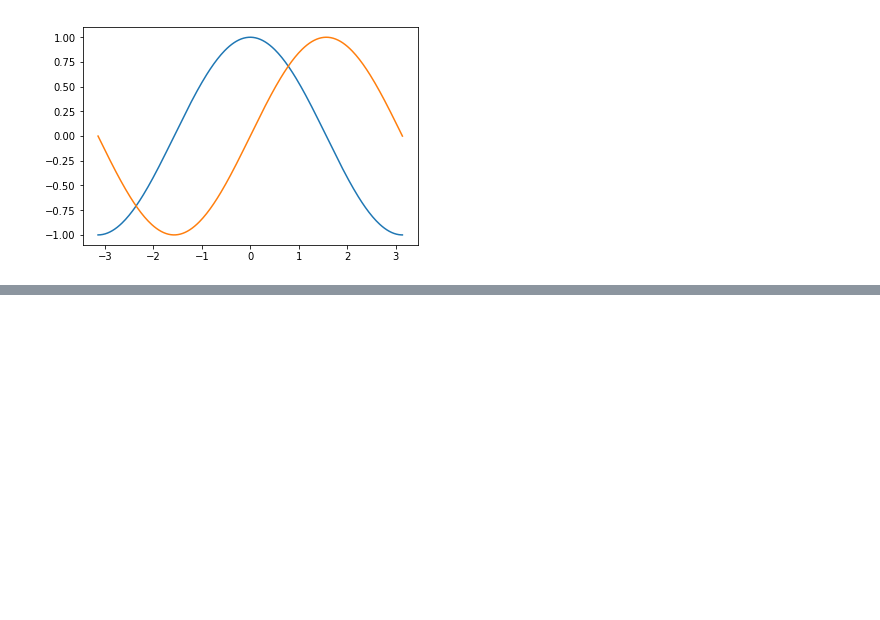
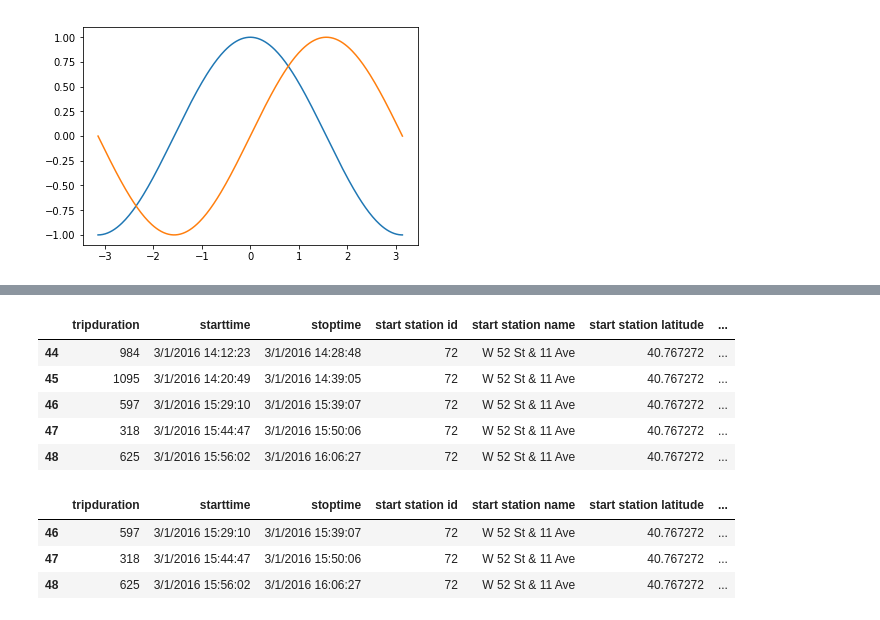
Before and after one commit to LvDQ/NYU_workshop, a Jupyter notebook: Hello-World-Python.ipynb, the cells around one changed output, grey strips where cells are left out. Cells and saved outputs as stored; diff of their text form; code cells hidden in the pictures; blank space fills up the shorter version.

```diff
--- a/Hello-World-Python.ipynb
+++ b/Hello-World-Python.ipynb
@@ -182,0 +292,16 @@ plt.show()
+# %%
+df.tail()
+# %% [output]
+|  | tripduration | starttime | stoptime | start station id | start station name | start station latitude | ... |
+| 44 | 984 | 3/1/2016 14:12:23 | 3/1/2016 14:28:48 | 72 | W 52 St & 11 Ave | 40.767272 | ... |
+| 45 | 1095 | 3/1/2016 14:20:49 | 3/1/2016 14:39:05 | 72 | W 52 St & 11 Ave | 40.767272 | ... |
+| 46 | 597 | 3/1/2016 15:29:10 | 3/1/2016 15:39:07 | 72 | W 52 St & 11 Ave | 40.767272 | ... |
+| 47 | 318 | 3/1/2016 15:44:47 | 3/1/2016 15:50:06 | 72 | W 52 St & 11 Ave | 40.767272 | ... |
+| 48 | 625 | 3/1/2016 15:56:02 | 3/1/2016 16:06:27 | 72 | W 52 St & 11 Ave | 40.767272 | ... |
+# %%
+df.tail(3)
+# %% [output]
+|  | tripduration | starttime | stoptime | start station id | start station name | start station latitude | ... |
+| 46 | 597 | 3/1/2016 15:29:10 | 3/1/2016 15:39:07 | 72 | W 52 St & 11 Ave | 40.767272 | ... |
+| 47 | 318 | 3/1/2016 15:44:47 | 3/1/2016 15:50:06 | 72 | W 52 St & 11 Ave | 40.767272 | ... |
+| 48 | 625 | 3/1/2016 15:56:02 | 3/1/2016 16:06:27 | 72 | W 52 St & 11 Ave | 40.767272 | ... |
```
Also changed, not shown: parts of 10 cells of this notebook.
